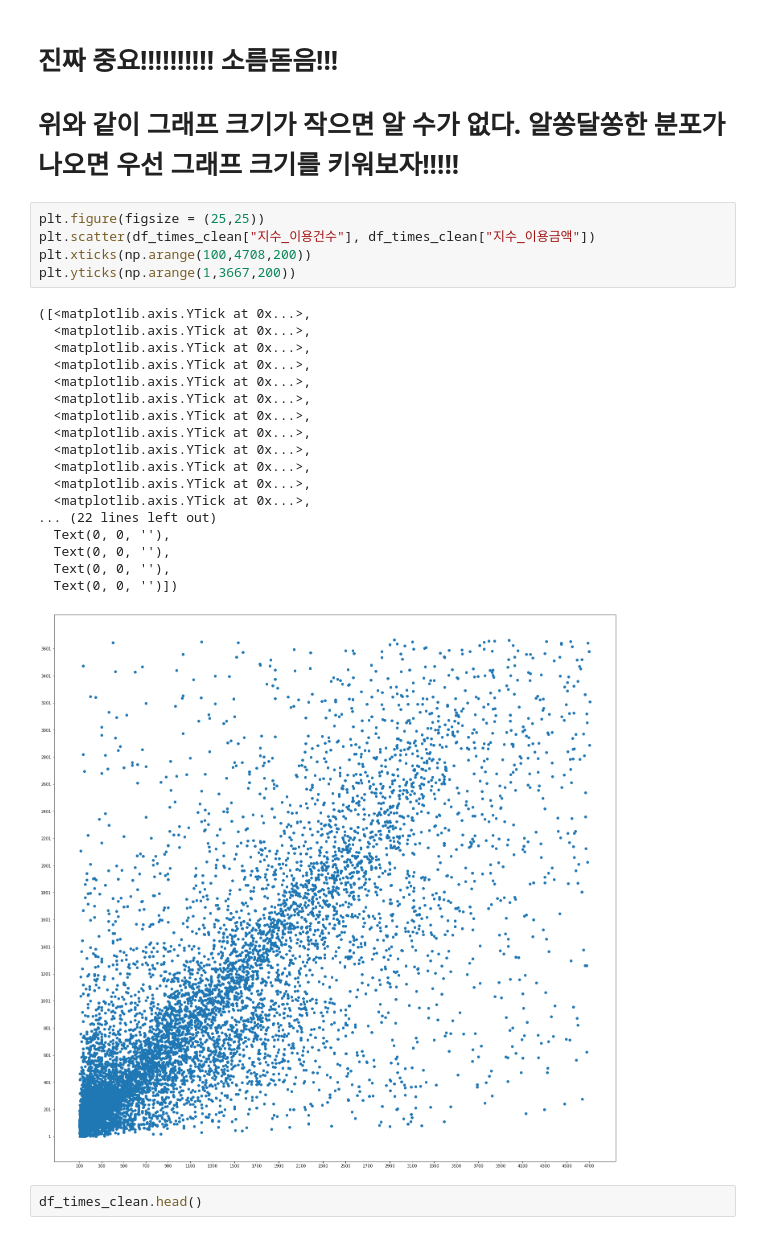
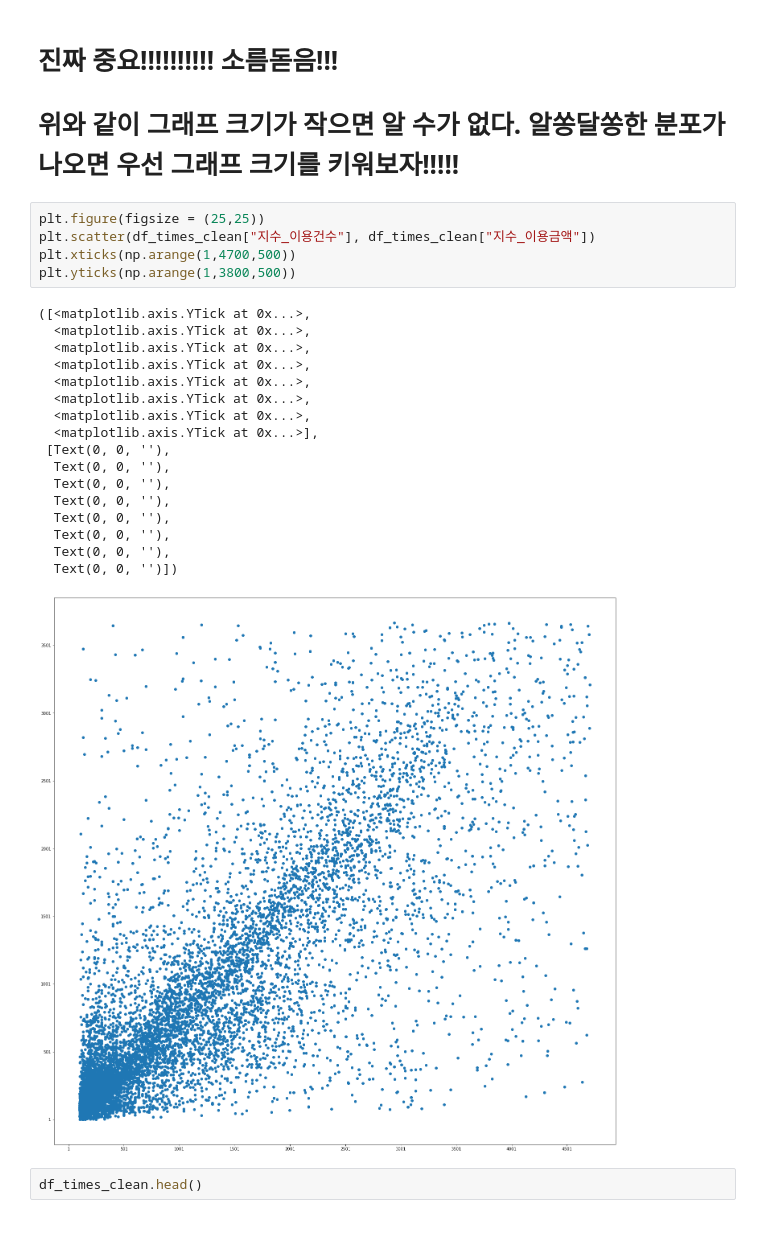
Before and after one commit to 05KBS23/CNU_Daily_study, a Jupyter notebook: python-basic/programmers/week5/EDA_Project2.ipynb, the cells around one changed output. Saved outputs shown, nothing was run; the diff lists cells and outputs as text.

```diff
--- a/python-basic/programmers/week5/EDA_Project2.ipynb
+++ b/python-basic/programmers/week5/EDA_Project2.ipynb
@@ -306,27 +308,26 @@ plt.scatter(df_times_clean["지수_이용건수"], df_times_clean["지수_이용
 # %%
 plt.figure(figsize = (25,25))
 plt.scatter(df_times_clean["지수_이용건수"], df_times_clean["지수_이용금액"])
-plt.xticks(np.arange(100,4708,200))
-plt.yticks(np.arange(1,3667,200))
+plt.xticks(np.arange(1,4700,500))
+plt.yticks(np.arange(1,3800,500))
 # %% [output]
 ([<matplotlib.axis.YTick at 0x...>,
   <matplotlib.axis.YTick at 0x...>,
   <matplotlib.axis.YTick at 0x...>,
   <matplotlib.axis.YTick at 0x...>,
   <matplotlib.axis.YTick at 0x...>,
   <matplotlib.axis.YTick at 0x...>,
   <matplotlib.axis.YTick at 0x...>,
-  <matplotlib.axis.YTick at 0x...>,
-  <matplotlib.axis.YTick at 0x...>,
-  <matplotlib.axis.YTick at 0x...>,
-  <matplotlib.axis.YTick at 0x...>,
-  <matplotlib.axis.YTick at 0x...>,
-... (22 lines left out)
+  <matplotlib.axis.YTick at 0x...>],
+ [Text(0, 0, ''),
+  Text(0, 0, ''),
+  Text(0, 0, ''),
+  Text(0, 0, ''),
   Text(0, 0, ''),
   Text(0, 0, ''),
   Text(0, 0, ''),
   Text(0, 0, '')])
-[figure, old version]
+[figure, new version]
 # %%
 df_times_clean.head()
 # %% [output]
```
Also changed, not shown: parts of 18 cells of this notebook.
